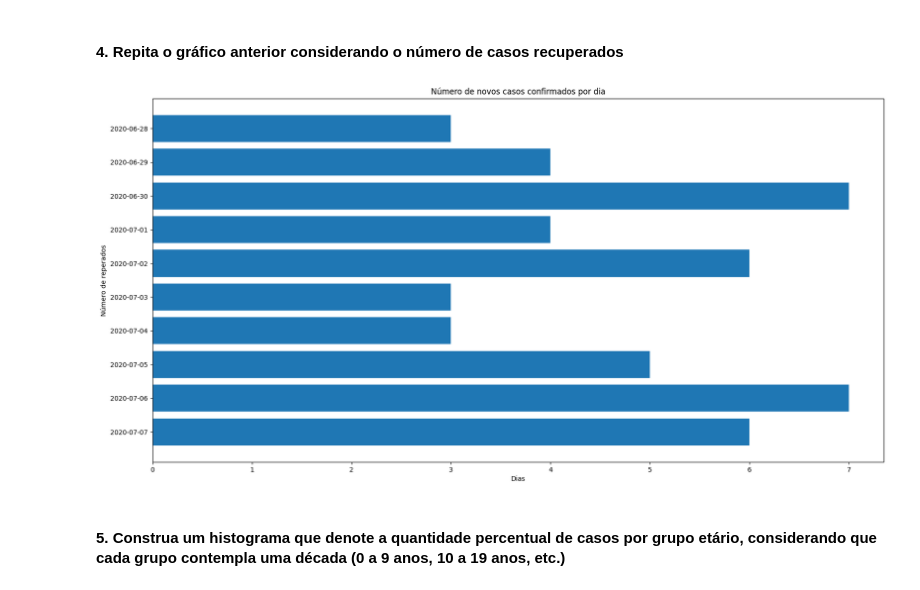
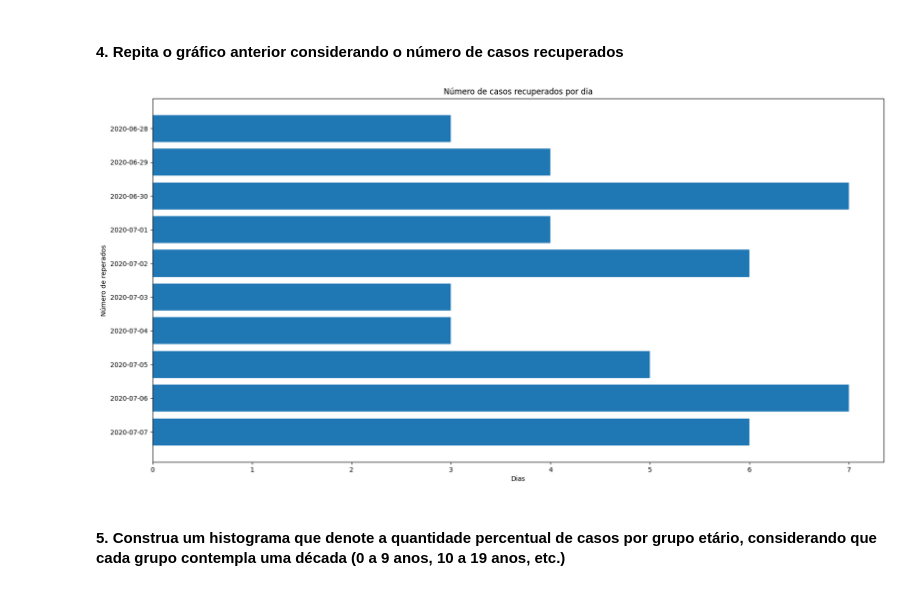
Before and after one commit to cetdo/redesneurais1, a Jupyter notebook: Analise.ipynb, the cells around one changed output. Saved outputs shown, nothing was run; the diff lists cells and outputs as text; code cells hidden in the pictures.

Commit message:
fix recovered graph name

```diff
--- a/Analise.ipynb
+++ b/Analise.ipynb
@@ -267,28 +267,28 @@ plt.show()
 # %%
 # get recovered dataframe
 recoverd_df = confirmed.where(confirmed['_conclusao'] == 'Recuperado').dropna()
 
 # get date_notification series from recoverd
 date_notification = recoverd_df['_dt_notificacao'].value_counts()
 
 # create date dataframe
 frame = {'date': date_notification.index, 'new_cases': date_notification.values}
 date_df = pandas.DataFrame(frame)
 date_df = date_df.sort_values('date', ascending=False)
 
 # create view
 plt.rcdefaults()
 fig, ax = plt.subplots(figsize=(20,10))
 
 ax.barh(date_df.head(10)['date'], date_df.head(10)['new_cases'])
 ax.invert_yaxis()  # labels read top-to-bottom
 ax.set_xlabel('Dias')
 ax.set_ylabel('Número de reperados')
-ax.set_title('Número de novos casos confirmados por dia')
+ax.set_title('Número de casos recuperados por dia')
 
 plt.show()
 # %% [output]
-[figure, old version]
+[figure, new version]
 # %% [markdown]
 #### 5. Construa um histograma que denote a quantidade percentual de casos por grupo etário, considerando que cada grupo contempla uma década (0 a 9 anos, 10 a 19 anos, etc.)
 # %%
```
